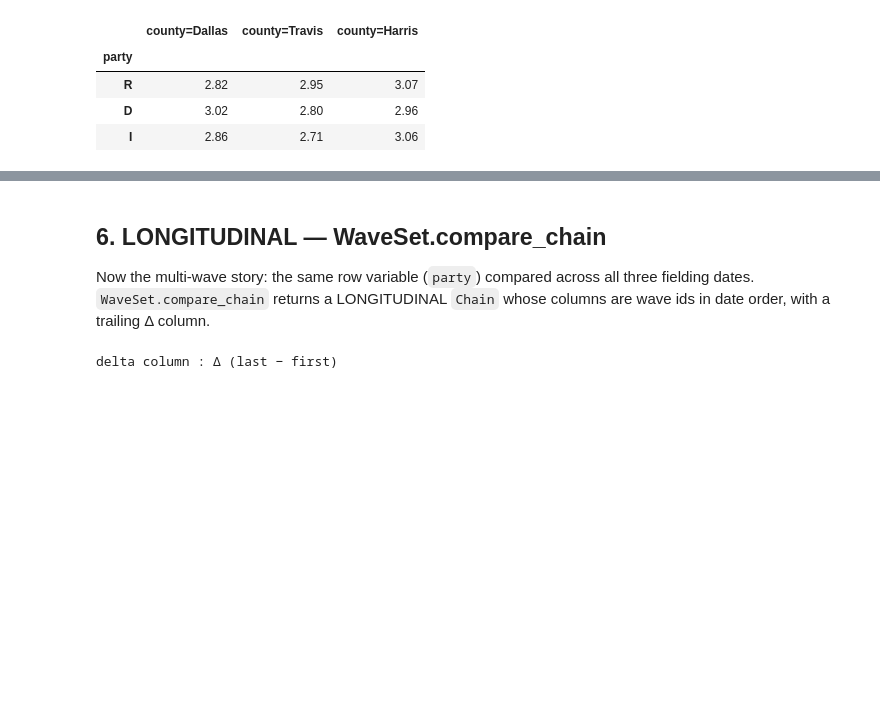
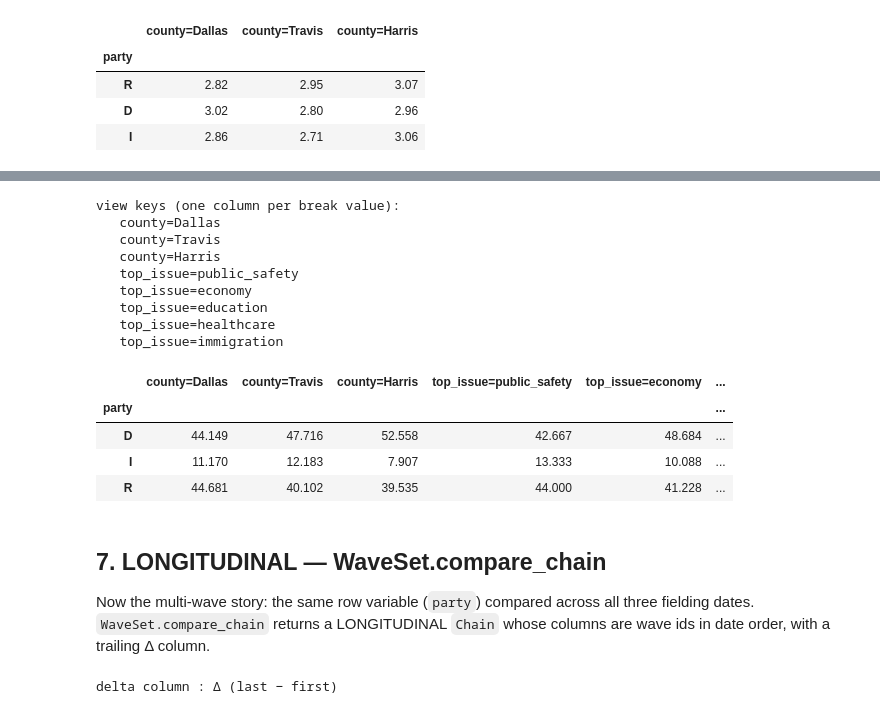
Before and after one commit to siege-analytics/siege_utilities, a Jupyter notebook: notebooks/reports/04_survey_full_showcase.ipynb, the cells around one changed output, grey strips where cells are left out. Saved outputs shown, nothing was run; the diff lists cells and outputs as text; code cells hidden in the pictures; blank space fills up the shorter version.

```diff
--- a/notebooks/reports/04_survey_full_showcase.ipynb
+++ b/notebooks/reports/04_survey_full_showcase.ipynb
@@ -189,5 +193,37 @@ arg_econ.table.round(2)
+# %%
+chain_banner = build_chain(
+    df_sept,
+    row_var='party',
+    break_vars=['county', 'top_issue'],
+    table_type=TableType.BANNER,
+)
+arg_banner = chain_to_argument(
+    chain_banner,
+    headline='Party ID — banner: by county and top issue (September)',
+    narrative='Two banners side by side: party × county on the left, '
+              'party × top_issue on the right. Single executive slide.',
+)
+print('view keys (one column per break value):')
+for k in list(chain_banner.views.keys()):
+    print('  ', k)
+arg_banner.table.round(3)
+# %% [output]
+view keys (one column per break value):
+   county=Dallas
+   county=Travis
+   county=Harris
+   top_issue=public_safety
+   top_issue=economy
+   top_issue=education
+   top_issue=healthcare
+   top_issue=immigration
+|  | county=Dallas | county=Travis | county=Harris | top_issue=public_safety | top_issue=economy | ... |
+| party |  |  |  |  |  | ... |
+| D | 44.149 | 47.716 | 52.558 | 42.667 | 48.684 | ... |
+| I | 11.170 | 12.183 | 7.907 | 13.333 | 10.088 | ... |
+| R | 44.681 | 40.102 | 39.535 | 44.000 | 41.228 | ... |
 # %% [markdown]
-## 6. LONGITUDINAL — WaveSet.compare_chain
+## 7. LONGITUDINAL — WaveSet.compare_chain
 
 Now the multi-wave story: the same row variable (`party`) compared across all three fielding dates. `WaveSet.compare_chain` returns a LONGITUDINAL `Chain` whose columns are wave ids in date order, with a trailing Δ column.
 # %%
```
Also changed, not shown: parts of 11 cells of this notebook.
